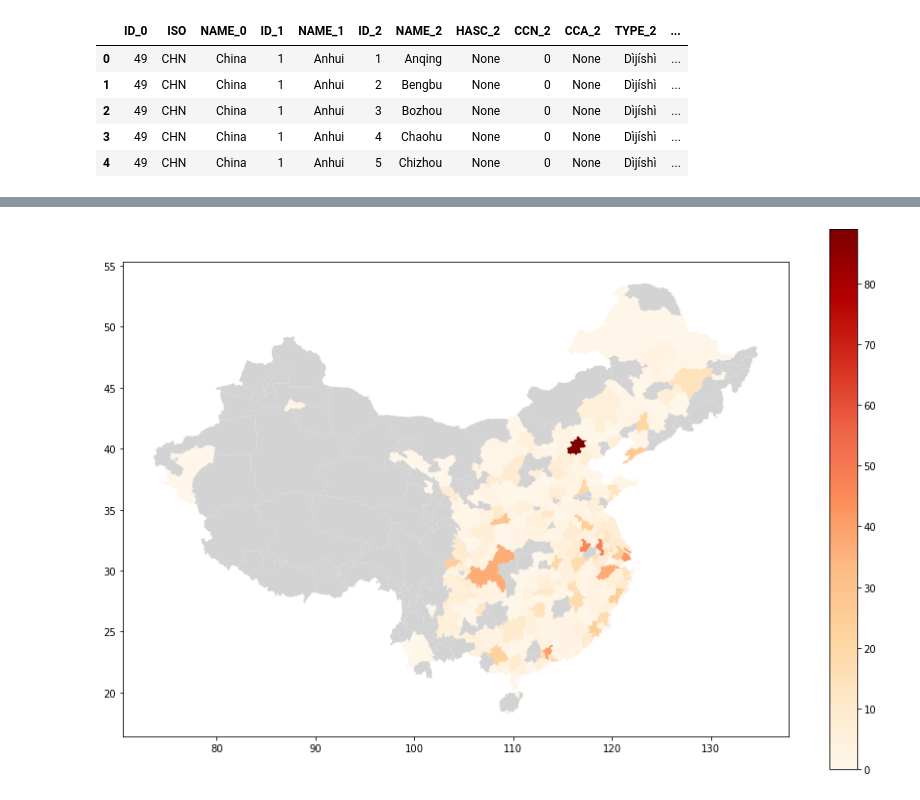
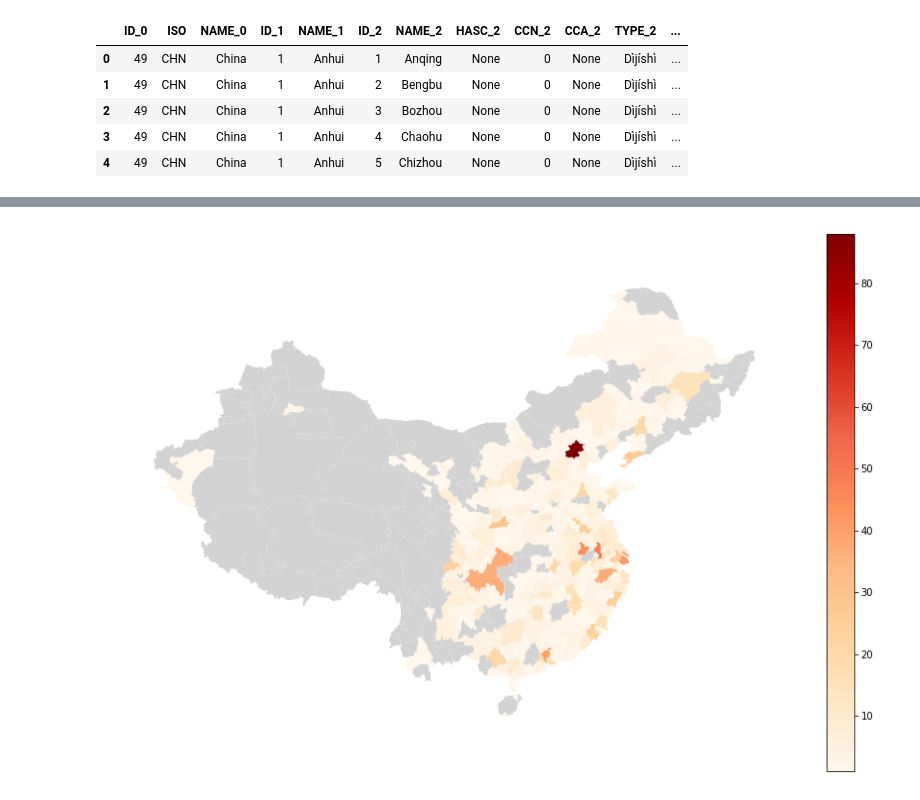
Before and after one commit to cs-ssa-w21/final-project-rooibos, a Jupyter notebook: visualization.ipynb, the cells around one changed output, grey strips where cells are left out. Cells and saved outputs as stored; diff of their text form; code cells hidden in the pictures.

```diff
--- a/visualization.ipynb
+++ b/visualization.ipynb
@@ -15,20 +16,20 @@ case.loc[case.Province == "Inner", "Province"] = "Nei Mongol"
 case.loc[case.Province == "Ningxia", "Province"] = "Ningxia Hui"
 case.loc[case.Province == "Xinjiang", "Province"] = "Xinjiang Uygur"
 # %%
-case.iloc[28, [2, 3]] = ["Yan'an", "Shaanxi"]
-case.iloc[42, [2, 3]] = ["Pu'er", "Yunnan"]
-case.iloc[148, [2, 3]] = ["Guang'an", "Sichuan"]
-case.iloc[226, [2, 3]] = ["Lu'an", "Anhui"]
-case.iloc[234, [2, 3]] = ["Huai'an", "Jiangsu"]
-case.iloc[262, [2, 3]] = ["Xi'an", "Shaanxi"]
-case.iloc[139, [2, 3]] = ["Ma'anshan", "Anhui"]
+case.iloc[26, [2, 3]] = ["Yan'an", "Shaanxi"]
+case.iloc[40, [2, 3]] = ["Pu'er", "Yunnan"]
+case.iloc[146, [2, 3]] = ["Guang'an", "Sichuan"]
+case.iloc[224, [2, 3]] = ["Lu'an", "Anhui"]
+case.iloc[233, [2, 3]] = ["Huai'an", "Jiangsu"]
+case.iloc[260, [2, 3]] = ["Xi'an", "Shaanxi"]
+case.iloc[137, [2, 3]] = ["Ma'anshan", "Anhui"]
 # %%
 case[case.Province.apply(lambda x: len(x) < 5)]
 # case[case.City.apply(lambda x: len(x) < 5)]
 # %% [output]
 |  | Count | Location | City | Province |
 # %%
-m = gdp.read_file('map/CHN_adm2.shp', encoding='utf8')
+m = gpd.read_file('map/CHN_adm2.shp', encoding="utf8")
 # %%
 m.head()
 # %% [output]
@@ -45,14 +46,15 @@ m.boundary.plot(figsize = (15, 10));
 # %%
 merged_df = pd.merge(m, case, left_on = "NAME_2", right_on = "City", how = "outer")
 merged_df.plot(column = "Count",
                cmap = "OrRd",
                legend = True,
                figsize=(15, 10),
                missing_kwds={"color": "lightgrey",
                              #"hatch": "///",
-                             "label": "Missing values"});
+                             "label": "Missing values"})
+plt.axis("off");
 # %% [output]
-[figure, old version]
+[figure, new version]
 # %%
 m_copy = m.iloc[:, [4, 6]]
 m_copy.columns = ["Province", "City"]
```
Also changed, not shown: parts of 16 cells of this notebook.
